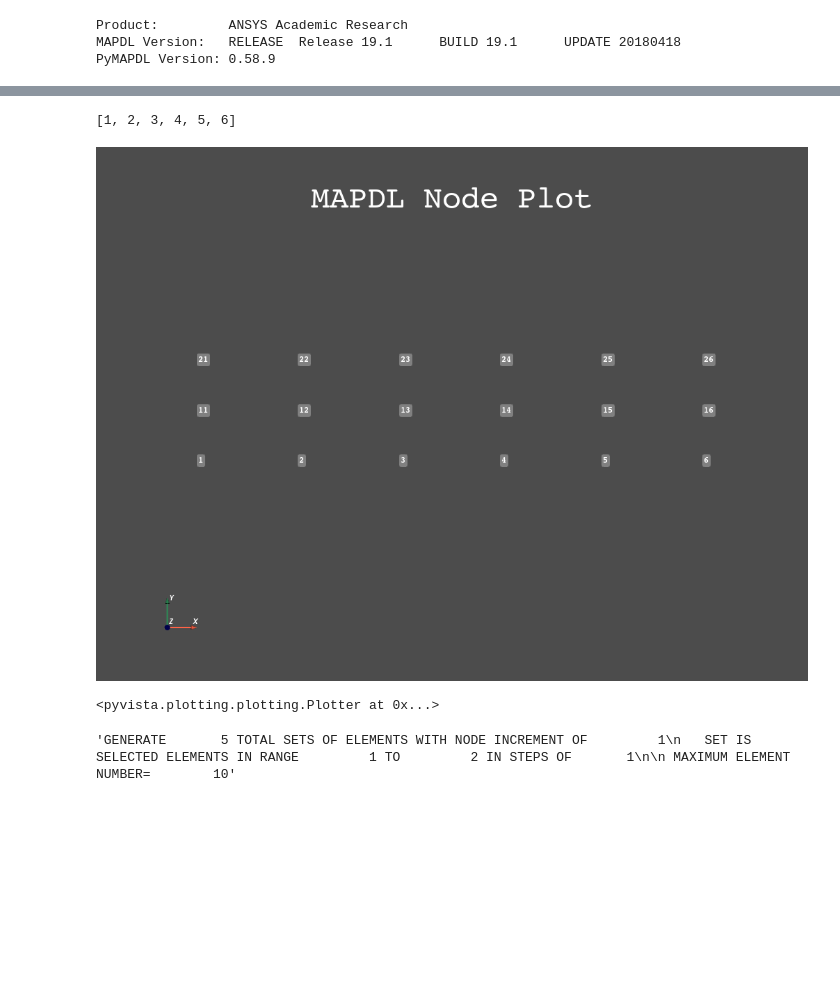
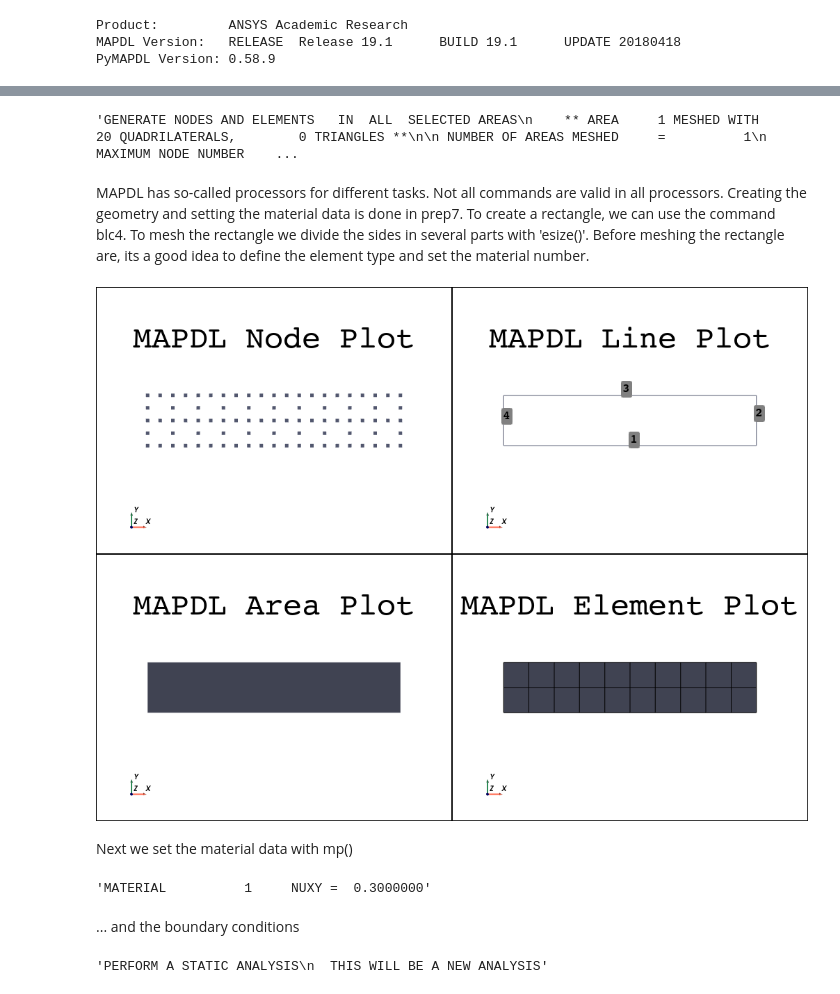
Before and after one commit to natter1/pymapdl_tutorial, a Jupyter notebook: bending_beam_tutorial.ipynb, the cells around one changed output, grey strips where cells are left out. Saved outputs shown, nothing was run; the diff lists cells and outputs as text; code cells hidden in the pictures; blank space fills up the shorter version.

```diff
--- a/bending_beam_tutorial.ipynb
+++ b/bending_beam_tutorial.ipynb
@@ -57,20 +45,0 @@ Now it's time to create the geometry.
-# %%
-beam_nodes_x = 6
-beam_nodes_y = 2
-nodes = []
-for x in np.linspace(0, length, beam_nodes_x):
-    nodes.append(mapdl.n(x=x))
-print(nodes)
-mapdl.ngen(3, 10, node1=nodes[0], node2=nodes[-1], ninc=1, dy=height*0.5)
-mapdl.nplot(knum=True, cpos='xy')#, title ="asd")
-# %% [output]
-[1, 2, 3, 4, 5, 6]
-[figure, removed]
-<pyvista.plotting.plotting.Plotter at 0x...>
-# %%
-e0 = mapdl.e(1, 2, 12, 11)
-e1 = mapdl.e(11, 12, 22, 21)
-mapdl.egen(5, ninc=1, iel1=e0, iel2=e1)
-#mapdl.open_gui()
-# %% [output]
-'GENERATE       5 TOTAL SETS OF ELEMENTS WITH NODE INCREMENT OF         1\n   SET IS SELECTED ELEMENTS IN RANGE         1 TO         2 IN STEPS OF       1\n\n MAXIMUM ELEMENT NUMBER=        10'
@@ -129,0 +46,39 @@ mapdl.exit()
+# %%
+mapdl.prep7()  # enter preprocessor, which is used to define model
+mapdl.blc4(xcorner=0, ycorner=0, width=Beam.w, height=Beam.h)  # creates keypoints, lines, area but not nodes
+mapdl.esize(size=min(Beam.w/Beam.segments, Beam.h/2))  # height/2 -> at least two segments along height
+mapdl.et(itype=Beam.et_num, ename=Beam.et)  # set element type
+mapdl.mat(Beam.mat_num)
+mapdl.amesh("all")
+# %% [output]
+'GENERATE NODES AND ELEMENTS   IN  ALL  SELECTED AREAS\n    ** AREA     1 MESHED WITH      20 QUADRILATERALS,        0 TRIANGLES **\n\n NUMBER OF AREAS MESHED     =          1\n MAXIMUM NODE NUMBER    ...
+# %% [markdown]
+MAPDL has so-called processors for different tasks. Not all commands are valid in all processors. Creating the
+geometry and setting the material data is done in prep7. To create a rectangle, we can use the command blc4.
+To mesh the rectangle we divide the sides in several parts with 'esize()'. Before meshing the rectangle are,
+its a good idea to define the element type and set the material number.
+# %%
+plot_geometry(mapdl)
+# %% [output]
+[figure, added]
+# %% [markdown]
+Next we set the material data with mp()
+# %%
+mapdl.mp("ex", mat=Beam.mat_num, c0=Beam.E)
+mapdl.mp("nuxy", Beam.mat_num, c0=Beam.pr)
+# %% [output]
+'MATERIAL          1     NUXY =  0.3000000'
+# %% [markdown]
+... and the boundary conditions
+# %%
+mapdl.nsel(item="loc", comp="x", vmin=0)
+mapdl.d("all", "all")  # fix the left side
+
+mapdl.nsel(item="loc", comp="x", vmin=Beam.w)
+mapdl.nsel("r", item="loc", comp="y", vmin=0)  # select bottom right node
+mapdl.f("all", "fy", 1e4)  # and apply force in y-direction
+
+
+mapdl.antype("static")
+# %% [output]
+'PERFORM A STATIC ANALYSIS\n  THIS WILL BE A NEW ANALYSIS'
```
Also changed, not shown: parts of 20 cells of this notebook, 2 other files.
